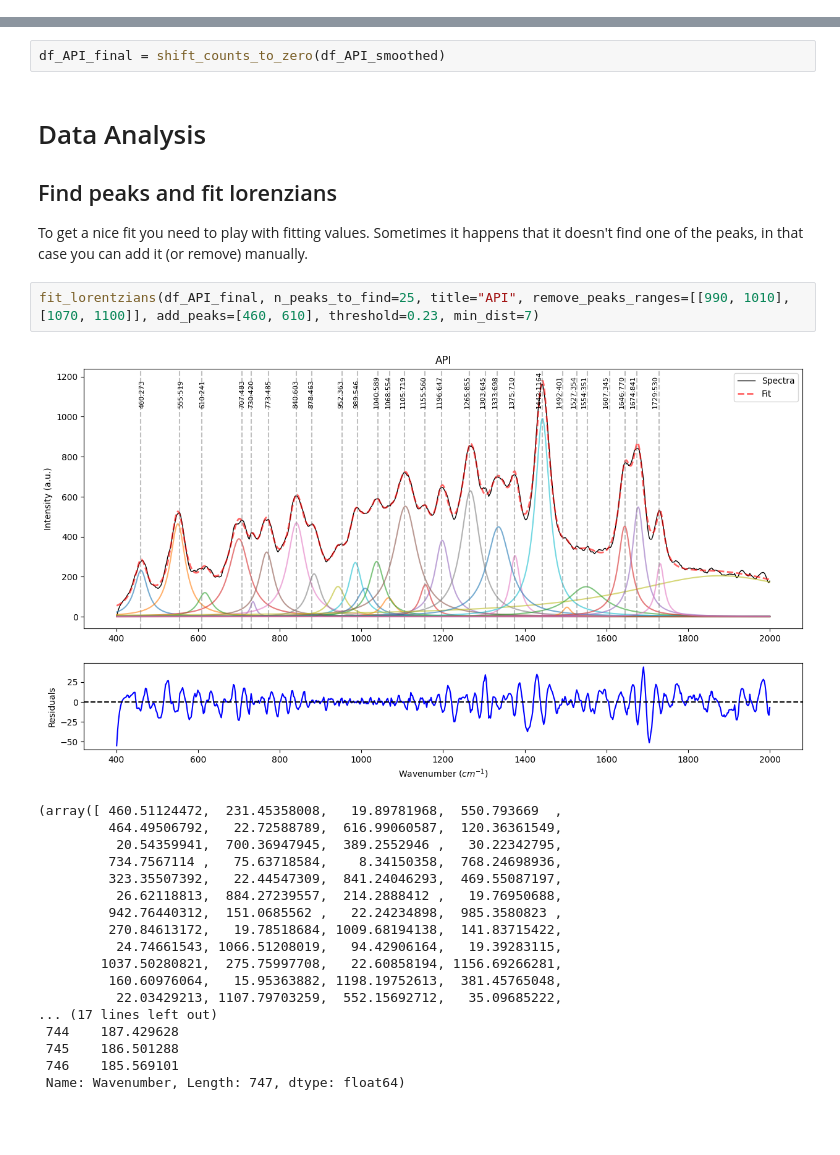
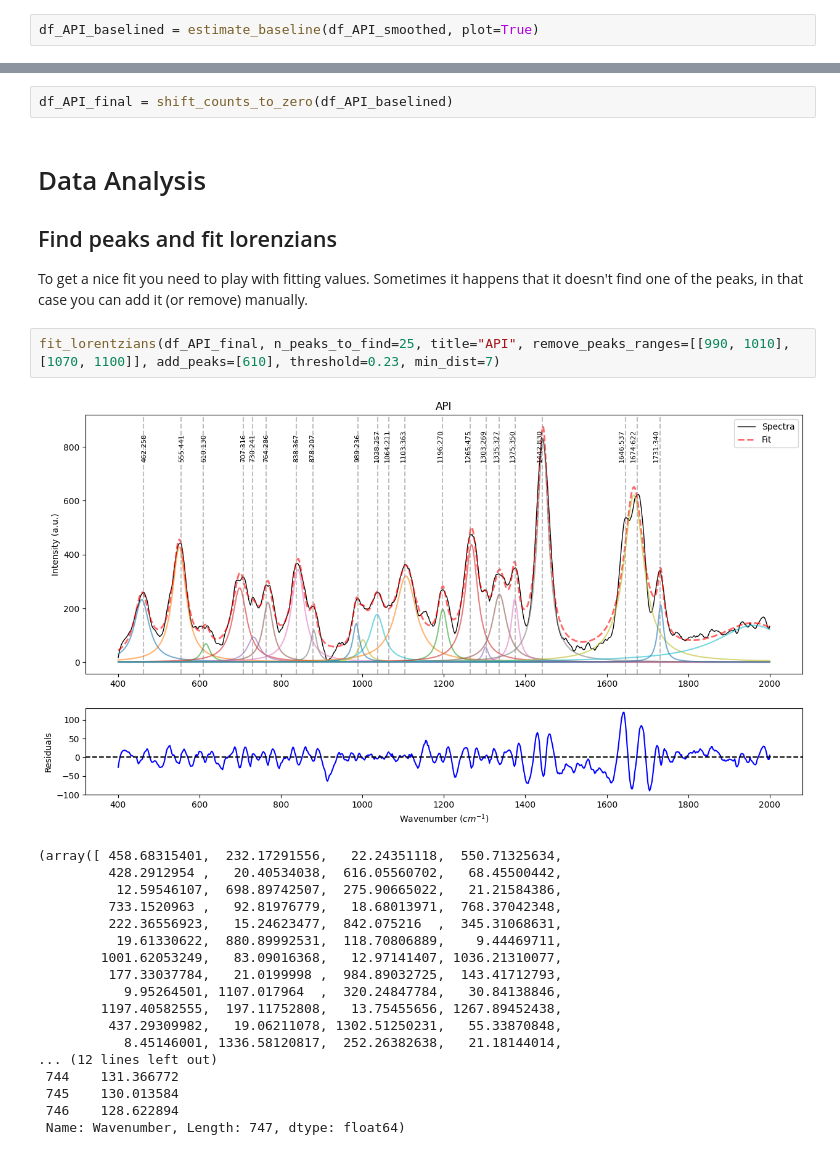
Before and after one commit to mkizilov/Raman-Spectra-Analyzer, a Jupyter notebook: example.ipynb, the cells around one changed output, grey strips where cells are left out. Drawn from its saved outputs; the diff is of its cells as text; blank space fills up the shorter version.

```diff
--- a/example.ipynb
+++ b/example.ipynb
@@ -84,0 +87,2 @@ df_API_smoothed = smooth_spectrum(df_API_normalized_subtracted, 20, 5, plot=True
+# %%
+df_API_baselined = estimate_baseline(df_API_smoothed, plot=True)
@@ -86,29 +93,29 @@ df_API_smoothed = smooth_spectrum(df_API_normalized_subtracted, 20, 5, plot=True
 ## Arranging the data
 Some of Intensity values might be negative. Lets shift all data so all intensities will be > 0.
 # %%
-df_API_final = shift_counts_to_zero(df_API_smoothed)
+df_API_final = shift_counts_to_zero(df_API_baselined)
 # %% [markdown]
 # Data Analysis
 ## Find peaks and fit lorenzians
 To get a nice fit you need to play with fitting values. Sometimes it happens that it doesn't find one of the peaks, in that case you can add it (or remove) manually.
 # %%
-fit_lorentzians(df_API_final, n_peaks_to_find=25, title="API", remove_peaks_ranges=[[990, 1010], [1070, 1100]], add_peaks=[460, 610], threshold=0.23, min_dist=7)
+fit_lorentzians(df_API_final, n_peaks_to_find=25, title="API", remove_peaks_ranges=[[990, 1010], [1070, 1100]], add_peaks=[610], threshold=0.23, min_dist=7)
 # %% [output]
-[figure, old version]
+[figure, new version]
-(array([ 460.51124472,  231.45358008,   19.89781968,  550.793669  ,
-         464.49506792,   22.72588789,  616.99060587,  120.36361549,
-          20.54359941,  700.36947945,  389.2552946 ,   30.22342795,
-         734.7567114 ,   75.63718584,    8.34150358,  768.24698936,
-         323.35507392,   22.44547309,  841.24046293,  469.55087197,
-          26.62118813,  884.27239557,  214.2888412 ,   19.76950688,
-         942.76440312,  151.0685562 ,   22.24234898,  985.3580823 ,
-         270.84613172,   19.78518684, 1009.68194138,  141.83715422,
-          24.74661543, 1066.51208019,   94.42906164,   19.39283115,
-        1037.50280821,  275.75997708,   22.60858194, 1156.69266281,
-         160.60976064,   15.95363882, 1198.19752613,  381.45765048,
-          22.03429213, 1107.79703259,  552.15692712,   35.09685222,
-... (17 lines left out)
- 744    187.429628
- 745    186.501288
- 746    185.569101
+(array([ 458.68315401,  232.17291556,   22.24351118,  550.71325634,
+         428.2912954 ,   20.40534038,  616.05560702,   68.45500442,
+          12.59546107,  698.89742507,  275.90665022,   21.21584386,
+         733.1520963 ,   92.81976779,   18.68013971,  768.37042348,
+         222.36556923,   15.24623477,  842.075216  ,  345.31068631,
+          19.61330622,  880.89992531,  118.70806889,    9.44469711,
+        1001.62053249,   83.09016368,   12.97141407, 1036.21310077,
+         177.33037784,   21.0199998 ,  984.89032725,  143.41712793,
+           9.95264501, 1107.017964  ,  320.24847784,   30.84138846,
+        1197.40582555,  197.11752808,   13.75455656, 1267.89452438,
+         437.29309982,   19.06211078, 1302.51250231,   55.33870848,
+           8.45146001, 1336.58120817,  252.26382638,   21.18144014,
+... (12 lines left out)
+ 744    131.366772
+ 745    130.013584
+ 746    128.622894
  Name: Wavenumber, Length: 747, dtype: float64)
```
Also changed, not shown: parts of 2 cells of this notebook, 1 other file.
